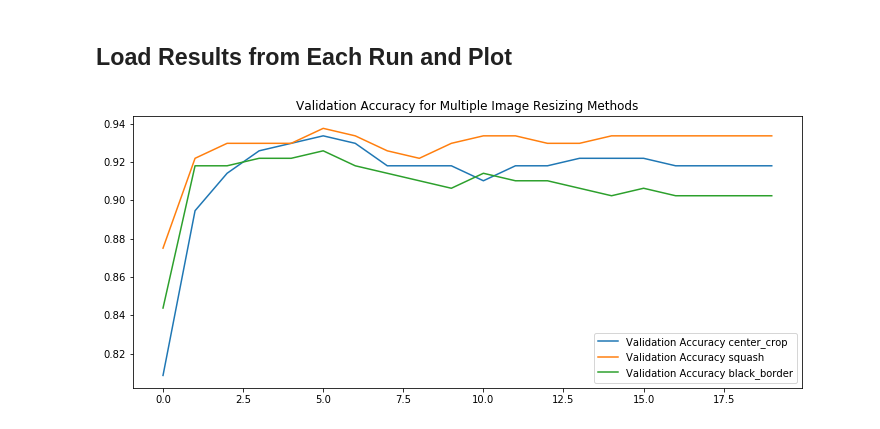
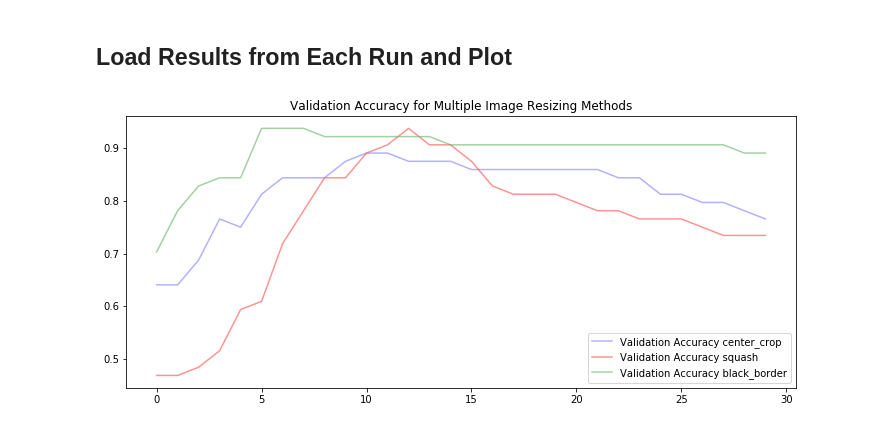
Before and after one commit to ostegm/resizing, a Jupyter notebook: Resizing.ipynb, the cells around one changed output. Cells and saved outputs as stored; diff of their text form; code cells hidden in the pictures.

```diff
--- a/Resizing.ipynb
+++ b/Resizing.ipynb
@@ -10,6 +10,7 @@ from concurrent.futures import ProcessPoolExecutor, ThreadPoolExecutor
 
 from vgg16 import VGG16
 import keras.backend as K
+import tensorflow as tf
 from keras.models import Model
 from keras.callbacks import History
 from keras.optimizers import Adam
@@ -29,6 +30,12 @@ def limit_mem():
     cfg.gpu_options.allow_growth = True
     K.set_session(K.tf.Session(config=cfg))
 
+def clear_mem():
+    sess = K.get_session()
+    sess.close()
+    limit_mem()
+    return
+
 dpath = '../../fastdata/dl1data/dogscats/'
 desired_shp = 224
 # %% [output]
@@ -278,19 +312,18 @@ for method in methods:
 # %% [markdown]
 ## Load Results from Each Run and Plot
 # %%
-histories = {}
-for method in methods:
-    history_path = f'{dpath}/resized/history_{method}.pkl'
-    h = pickle.load(open(history_path, 'rb'))
-    histories[method] = h
+history_path = f'{dpath}/resized/histories_batchsize64_epochs30.pkl'
+histories = pickle.load(open(history_path, 'rb'))
 # %%
-history = histories['center_crop']
 fig = plt.figure(figsize=(12,5))
+colors = {'squash':'#ff4c4c', 'center_crop':'#7f7fff', 'black_border':'#66b266'}
 for method in methods:
-    plt.plot(histories[method]['val_acc'], label=f'Validation Accuracy {method}')
+    r = histories[method][5]
+    c = colors[method]
+    plt.plot(r['val_acc'], label=f'Validation Accuracy {method}', c=c, alpha=.6)
 plt.legend()
 plt.title('Validation Accuracy for Multiple Image Resizing Methods')
 plt.show()
-fig.savefig('./validation_acc.png')
+fig.savefig('./validation_acc_1pass.png')
 # %% [output]
-[figure, old version]
+[figure, new version]
```
Also changed, not shown: parts of 5 cells of this notebook, 1 other file.
